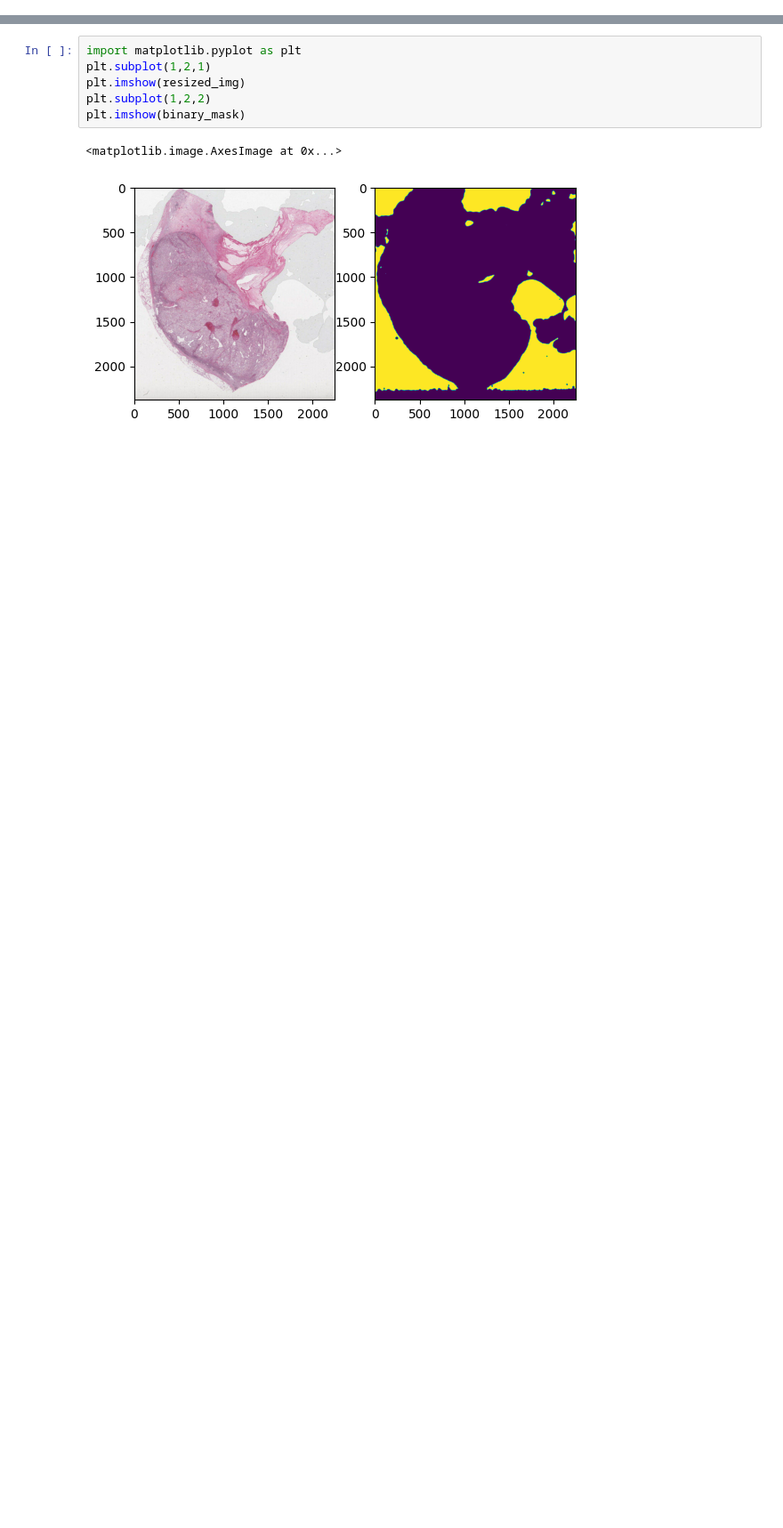
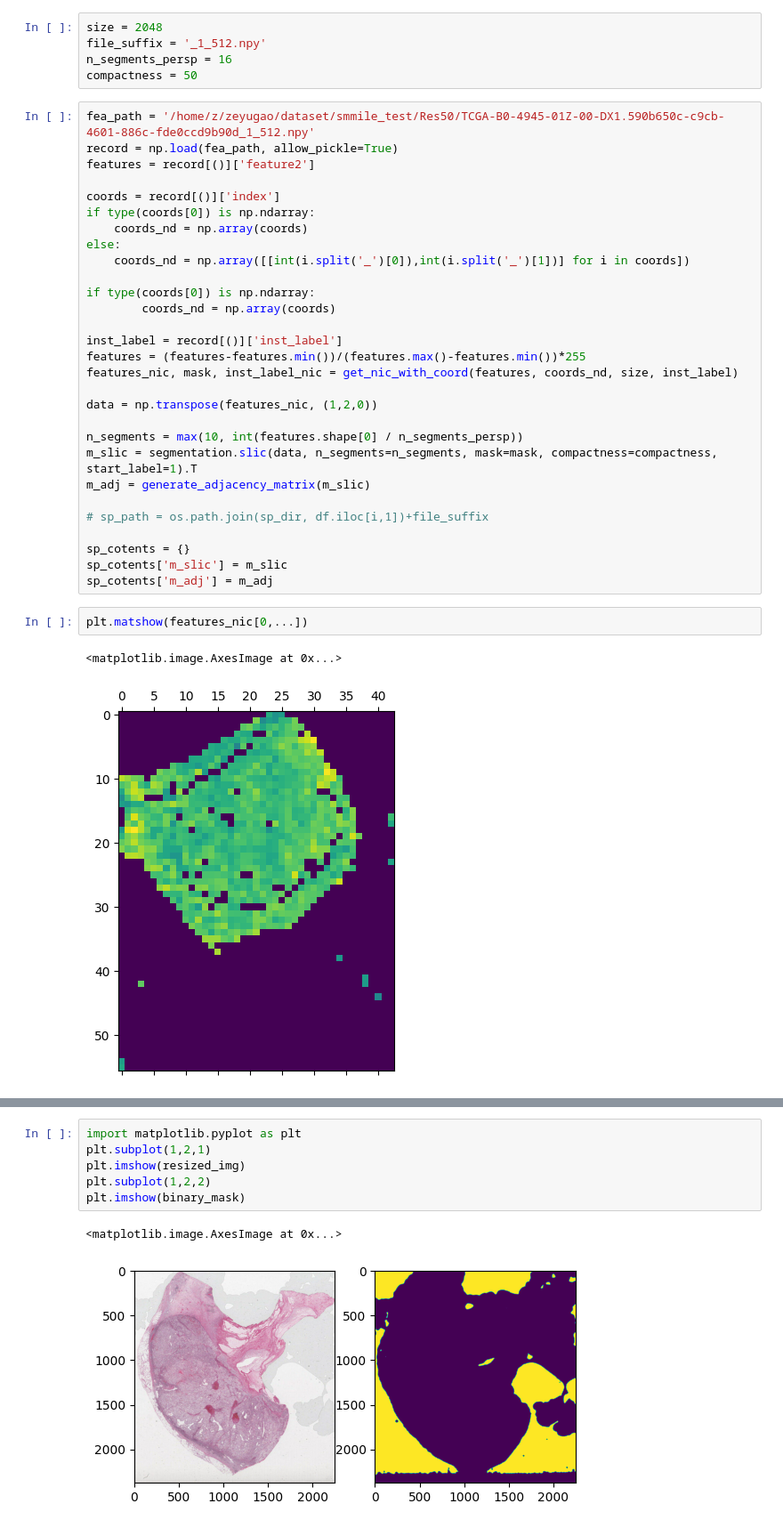
Before and after one commit to ZeyuGaoAi/SMMILe, a Jupyter notebook: Untitled.ipynb, the cells around one changed output, grey strips where cells are left out. Shown at 89% size. Cells and saved outputs as stored; diff of their text form; blank space fills up the shorter version.

```diff
--- a/Untitled.ipynb
+++ b/Untitled.ipynb
@@ -119,0 +93,39 @@ print("Results:", results)
+# %%
+size = 2048
+file_suffix = '_1_512.npy'
+n_segments_persp = 16
+compactness = 50
+# %%
+fea_path = '/home/z/zeyugao/dataset/smmile_test/Res50/TCGA-B0-4945-01Z-00-DX1.590b650c-c9cb-4601-886c-fde0ccd9b90d_1_512.npy'
+record = np.load(fea_path, allow_pickle=True)
+features = record[()]['feature2']
+
+coords = record[()]['index']
+if type(coords[0]) is np.ndarray:
+    coords_nd = np.array(coords)
+else:
+    coords_nd = np.array([[int(i.split('_')[0]),int(i.split('_')[1])] for i in coords])
+
+if type(coords[0]) is np.ndarray:
+        coords_nd = np.array(coords)
+
+inst_label = record[()]['inst_label']
+features = (features-features.min())/(features.max()-features.min())*255
+features_nic, mask, inst_label_nic = get_nic_with_coord(features, coords_nd, size, inst_label)
+
+data = np.transpose(features_nic, (1,2,0))
+
+n_segments = max(10, int(features.shape[0] / n_segments_persp))
+m_slic = segmentation.slic(data, n_segments=n_segments, mask=mask, compactness=compactness, start_label=1).T
+m_adj = generate_adjacency_matrix(m_slic)
+
+# sp_path = os.path.join(sp_dir, df.iloc[i,1])+file_suffix
+
+sp_cotents = {}
+sp_cotents['m_slic'] = m_slic
+sp_cotents['m_adj'] = m_adj
+# %%
+plt.matshow(features_nic[0,...])
+# %% [output]
+<matplotlib.image.AxesImage at 0x...>
+[figure, added]
```
Also changed, not shown: parts of 5 cells of this notebook, 6 other files.
